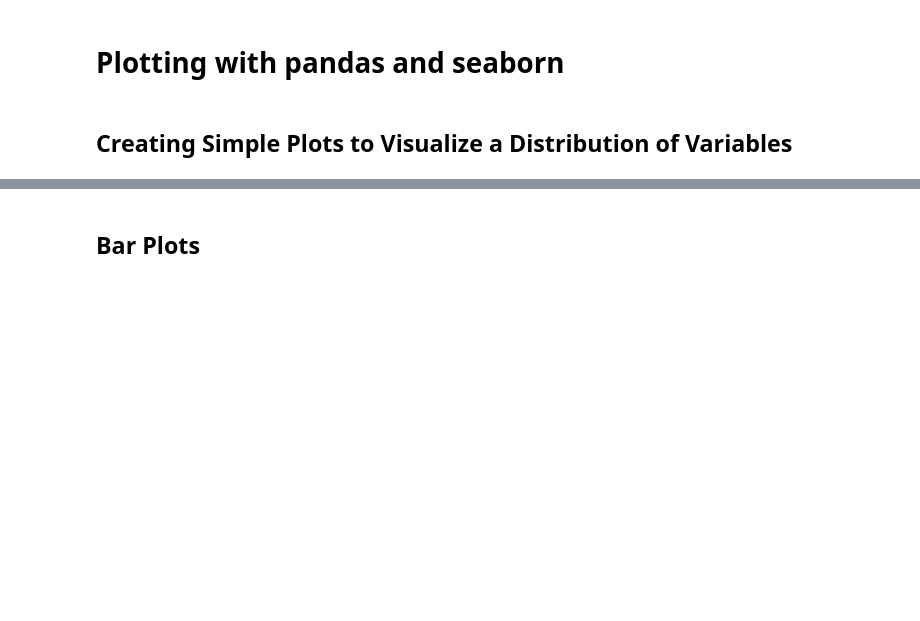
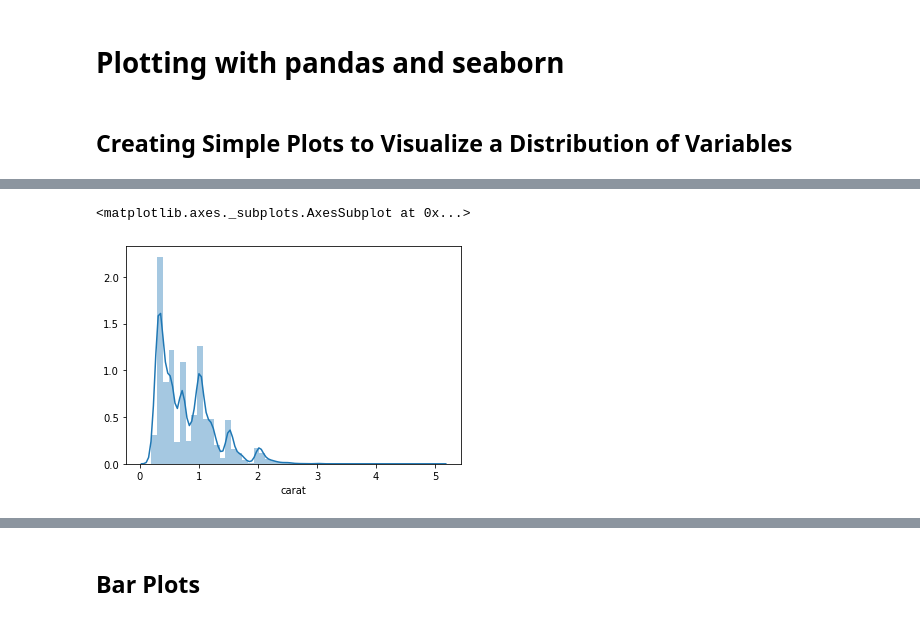
Before and after one commit to psygrammer/psypy, a Jupyter notebook: vis/notebooks/01_intro_basic_and_custermized_plotting.ipynb, the cells around one changed output, grey strips where cells are left out. Drawn from its saved outputs; the diff is of its cells as text; code cells hidden in the pictures; blank space fills up the shorter version.

```diff
--- a/vis/notebooks/01_intro_basic_and_custermized_plotting.ipynb
+++ b/vis/notebooks/01_intro_basic_and_custermized_plotting.ipynb
@@ -264,0 +437,6 @@ diamonds_df.head()
+# %%
+# Now, let's look at the same function using seaborn:
+sns.distplot(diamonds_df.carat)
+# %% [output]
+<matplotlib.axes._subplots.AxesSubplot at 0x...>
+[figure, added]
```
Also changed, not shown: parts of 22 cells of this notebook.
